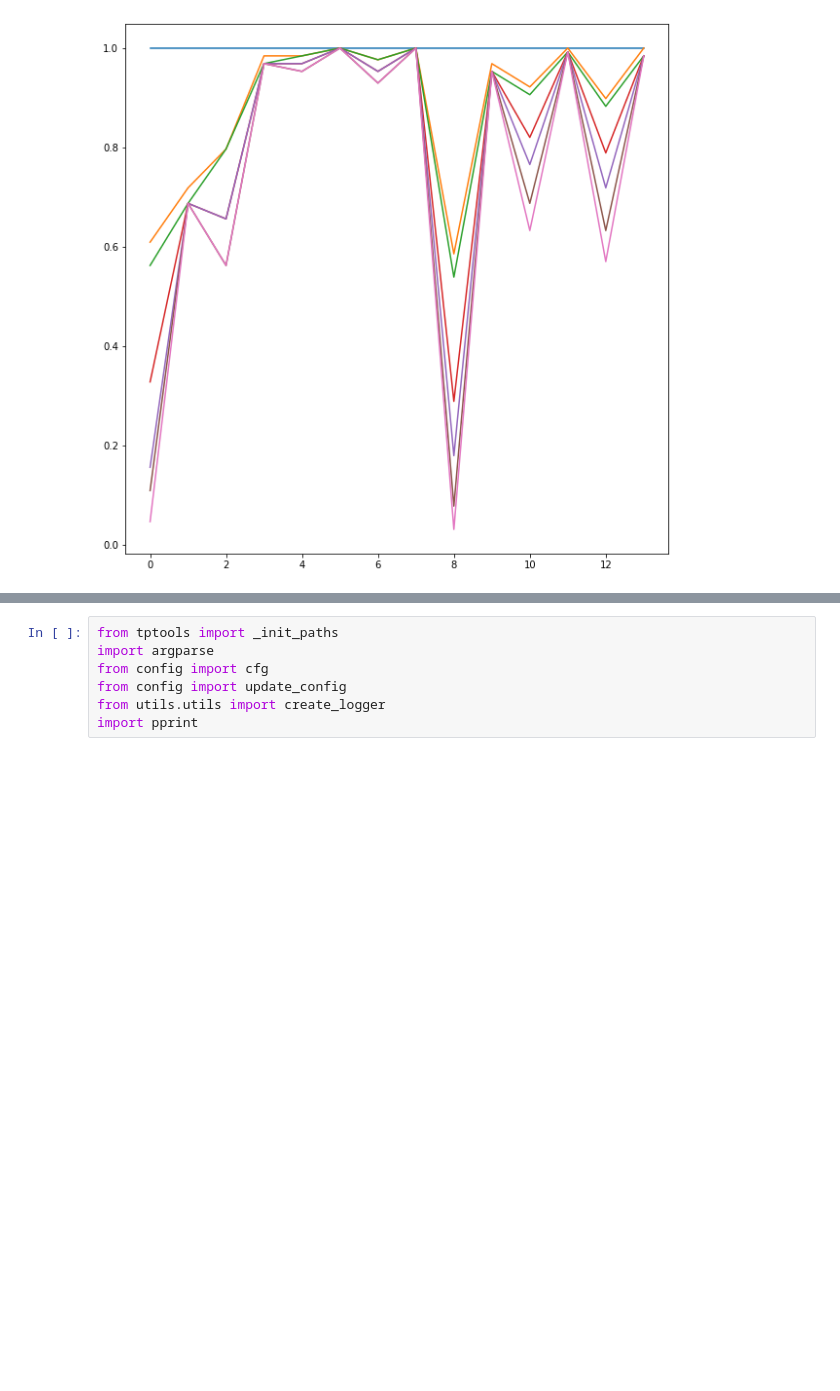
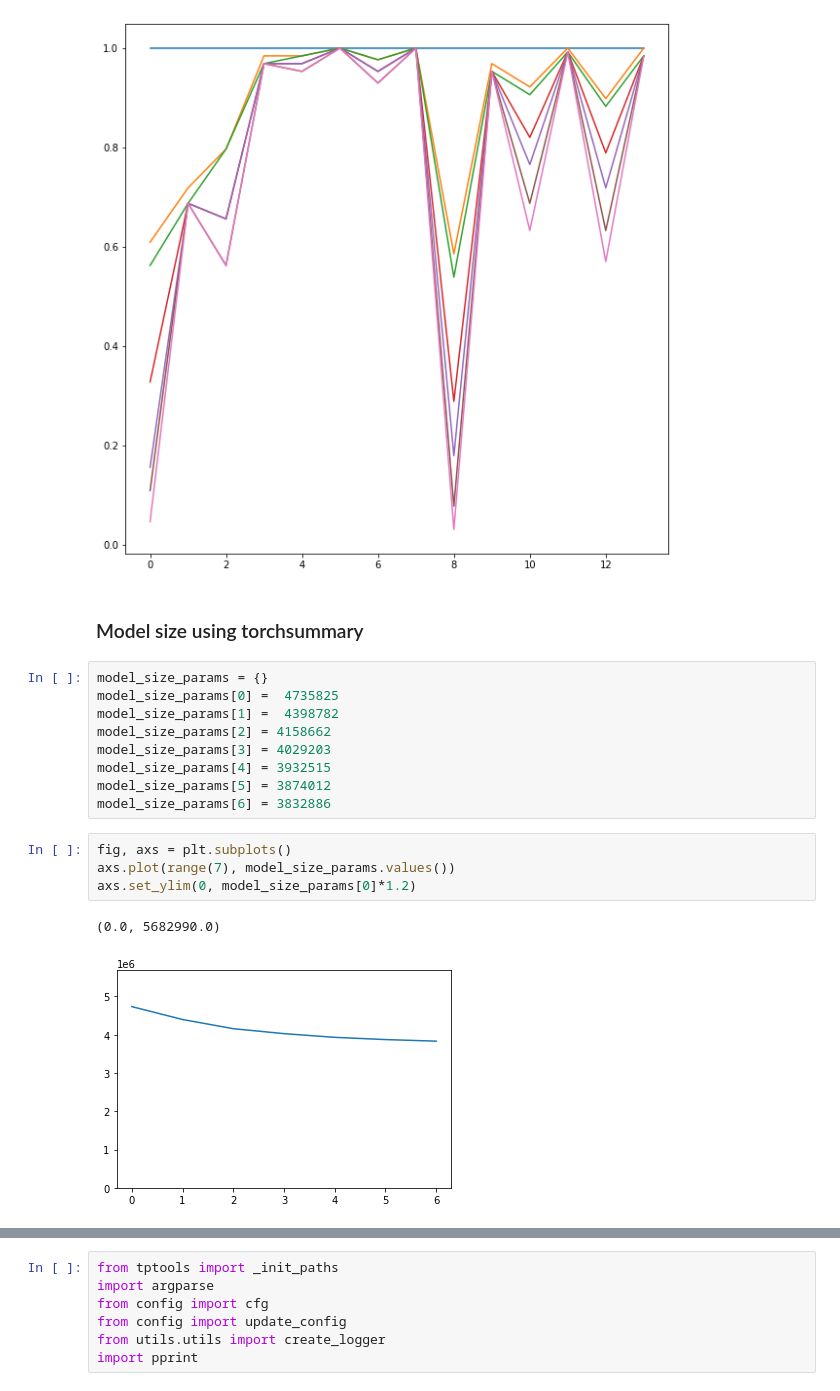
Before and after one commit to abhishek1ahuja/TransPose, a Jupyter notebook: plotting_results_exp4.ipynb, the cells around one changed output, grey strips where cells are left out. Drawn from its saved outputs; the diff is of its cells as text; blank space fills up the shorter version.

```diff
--- a/plotting_results_exp4.ipynb
+++ b/plotting_results_exp4.ipynb
@@ -372,3 +402,21 @@ plt.plot(prune_6/prune_0)
 # %% [output]
 [<matplotlib.lines.Line2D at 0x...>]
 [figure]
+# %% [markdown]
+### Model size using torchsummary
+# %%
+model_size_params = {}
+model_size_params[0] =  4735825
+model_size_params[1] =  4398782
+model_size_params[2] = 4158662
+model_size_params[3] = 4029203
+model_size_params[4] = 3932515
+model_size_params[5] = 3874012
+model_size_params[6] = 3832886
+# %%
+fig, axs = plt.subplots()
+axs.plot(range(7), model_size_params.values())
+axs.set_ylim(0, model_size_params[0]*1.2)
+# %% [output]
+(0.0, 5682990.0)
+[figure, added]
```
Also changed, not shown: parts of 7 cells of this notebook, 21 other files.
